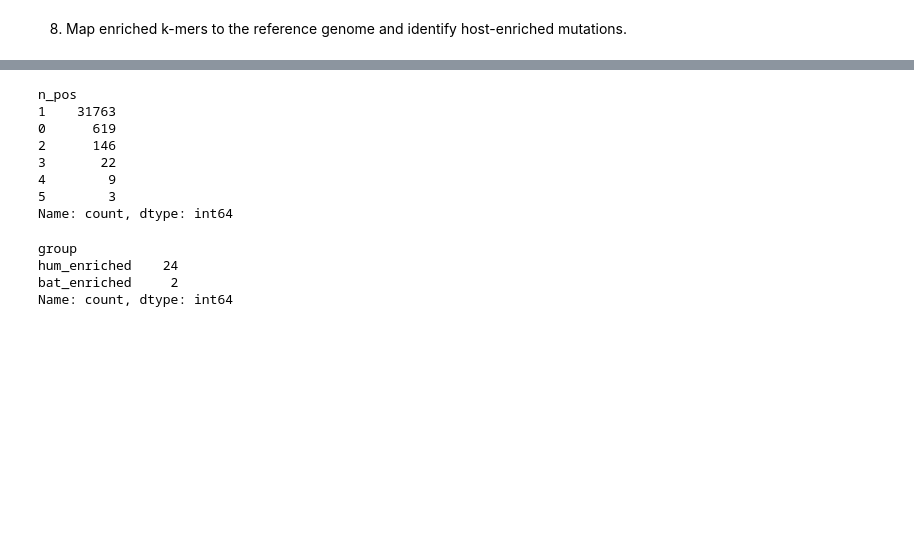
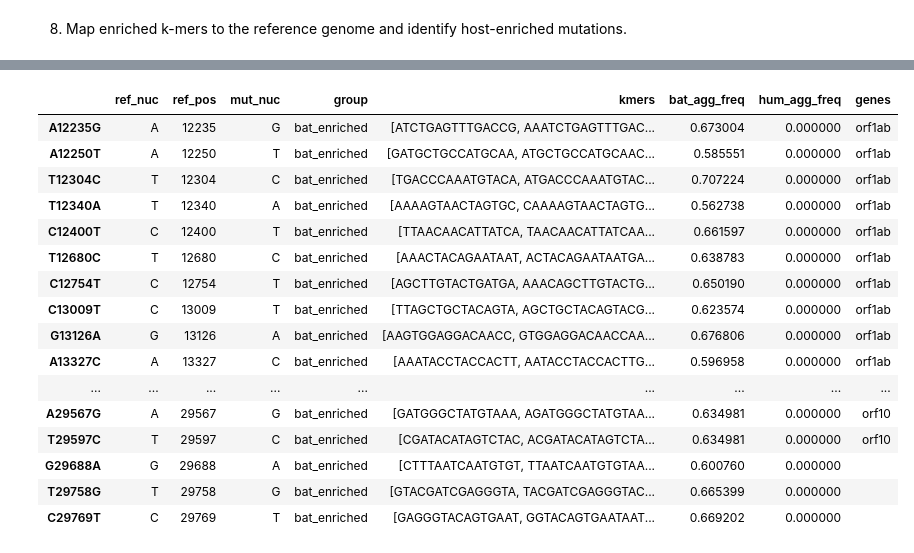
Before and after one commit to wis-janusz/PORT-EK2, a Jupyter notebook: notebooks/bat_analysis.ipynb, the cells around one changed output, grey strips where cells are left out. Saved outputs shown, nothing was run; the diff lists cells and outputs as text; code cells hidden in the pictures; blank space fills up the shorter version.

```diff
--- a/notebooks/bat_analysis.ipynb
+++ b/notebooks/bat_analysis.ipynb
@@ -456,21 +453,21 @@ plt.savefig(f"../output/bat/mutaions_in_hum.svg", format="svg", dpi=600)
 [figure]
-# %%
-enriched_kmer_stat_matrix["n_pos"].value_counts()
-# %% [output]
-n_pos
-1    31763
-0      619
-2      146
-3       22
-4        9
-5        3
-Name: count, dtype: int64
-# %%
-imoka_kmers = pd.read_csv("../input/imoka_bat_kmers.tsv", index_col=0, sep="\t").index
-enriched_kmer_stat_matrix.loc[imoka_kmers, "imoka"] = "identified by imoka"
-enriched_kmer_stat_matrix.loc[~enriched_kmer_stat_matrix["imoka"].isna(), "group"].value_counts()
-# %% [output]
-group
-hum_enriched    24
-bat_enriched     2
-Name: count, dtype: int64
+# %%
+mut_df
+# %% [output]
+|  | ref_nuc | ref_pos | mut_nuc | group | kmers | bat_agg_freq | hum_agg_freq | genes |
+| A12235G | A | 12235 | G | bat_enriched | [ATCTGAGTTTGACCG, AAATCTGAGTTTGAC... | 0.673004 | 0.000000 | orf1ab |
+| A12250T | A | 12250 | T | bat_enriched | [GATGCTGCCATGCAA, ATGCTGCCATGCAAC... | 0.585551 | 0.000000 | orf1ab |
+| T12304C | T | 12304 | C | bat_enriched | [TGACCCAAATGTACA, ATGACCCAAATGTAC... | 0.707224 | 0.000000 | orf1ab |
+| T12340A | T | 12340 | A | bat_enriched | [AAAAGTAACTAGTGC, CAAAAGTAACTAGTG... | 0.562738 | 0.000000 | orf1ab |
+| C12400T | C | 12400 | T | bat_enriched | [TTAACAACATTATCA, TAACAACATTATCAA... | 0.661597 | 0.000000 | orf1ab |
+| T12680C | T | 12680 | C | bat_enriched | [AAACTACAGAATAAT, ACTACAGAATAATGA... | 0.638783 | 0.000000 | orf1ab |
+| C12754T | C | 12754 | T | bat_enriched | [AGCTTGTACTGATGA, AAACAGCTTGTACTG... | 0.650190 | 0.000000 | orf1ab |
+| C13009T | C | 13009 | T | bat_enriched | [TTAGCTGCTACAGTA, AGCTGCTACAGTACG... | 0.623574 | 0.000000 | orf1ab |
+| G13126A | G | 13126 | A | bat_enriched | [AAGTGGAGGACAACC, GTGGAGGACAACCAA... | 0.676806 | 0.000000 | orf1ab |
+| A13327C | A | 13327 | C | bat_enriched | [AAATACCTACCACTT, AATACCTACCACTTG... | 0.596958 | 0.000000 | orf1ab |
+| ... | ... | ... | ... | ... | ... | ... | ... | ... |
+| A29567G | A | 29567 | G | bat_enriched | [GATGGGCTATGTAAA, AGATGGGCTATGTAA... | 0.634981 | 0.000000 | orf10 |
+| T29597C | T | 29597 | C | bat_enriched | [CGATACATAGTCTAC, ACGATACATAGTCTA... | 0.634981 | 0.000000 | orf10 |
+| G29688A | G | 29688 | A | bat_enriched | [CTTTAATCAATGTGT, TTAATCAATGTGTAA... | 0.600760 | 0.000000 |  |
+| T29758G | T | 29758 | G | bat_enriched | [GTACGATCGAGGGTA, TACGATCGAGGGTAC... | 0.665399 | 0.000000 |  |
+| C29769T | C | 29769 | T | bat_enriched | [GAGGGTACAGTGAAT, GGTACAGTGAATAAT... | 0.669202 | 0.000000 |  |
```
Also changed, not shown: parts of 12 cells of this notebook, 11 other files.
